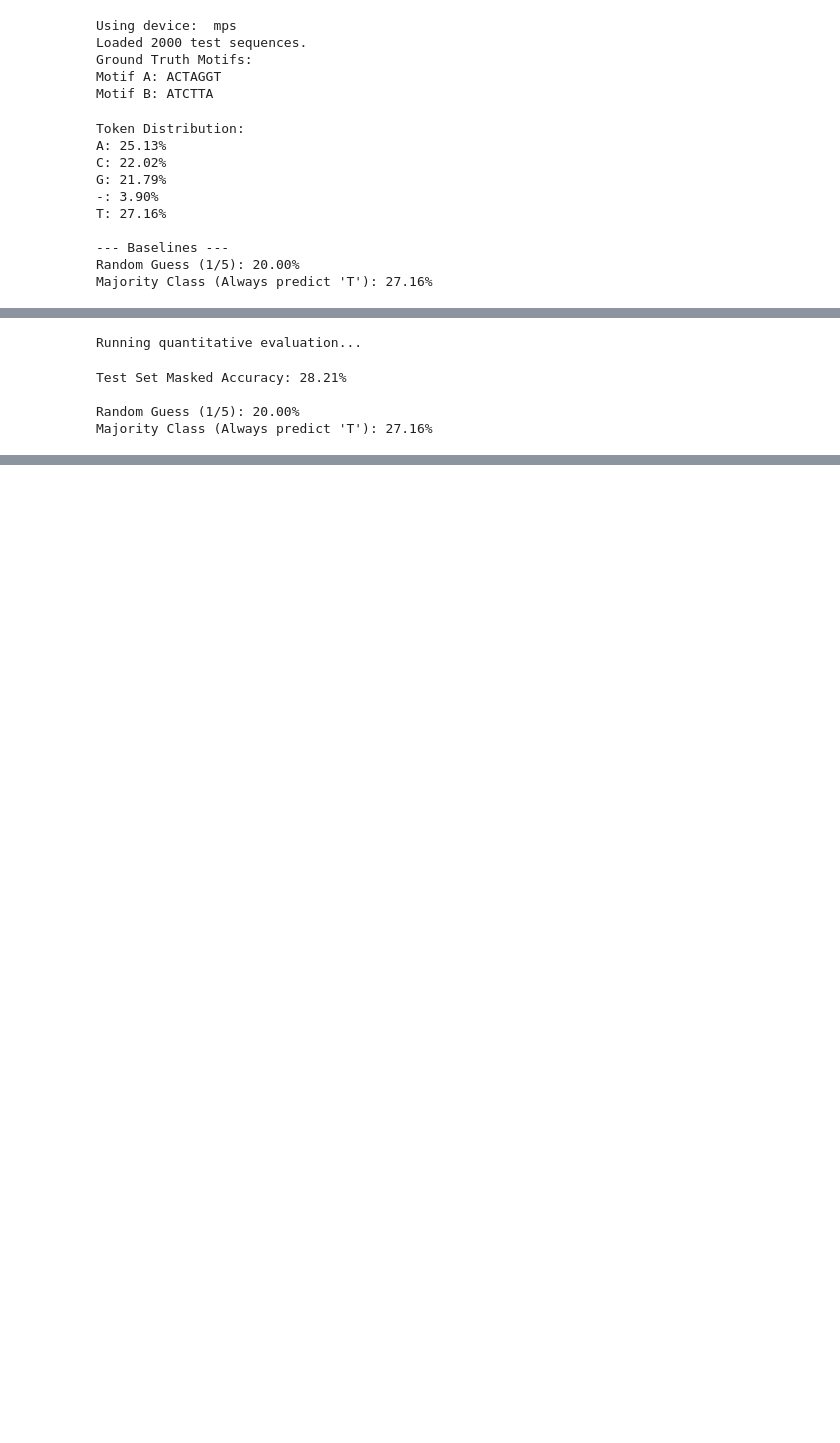
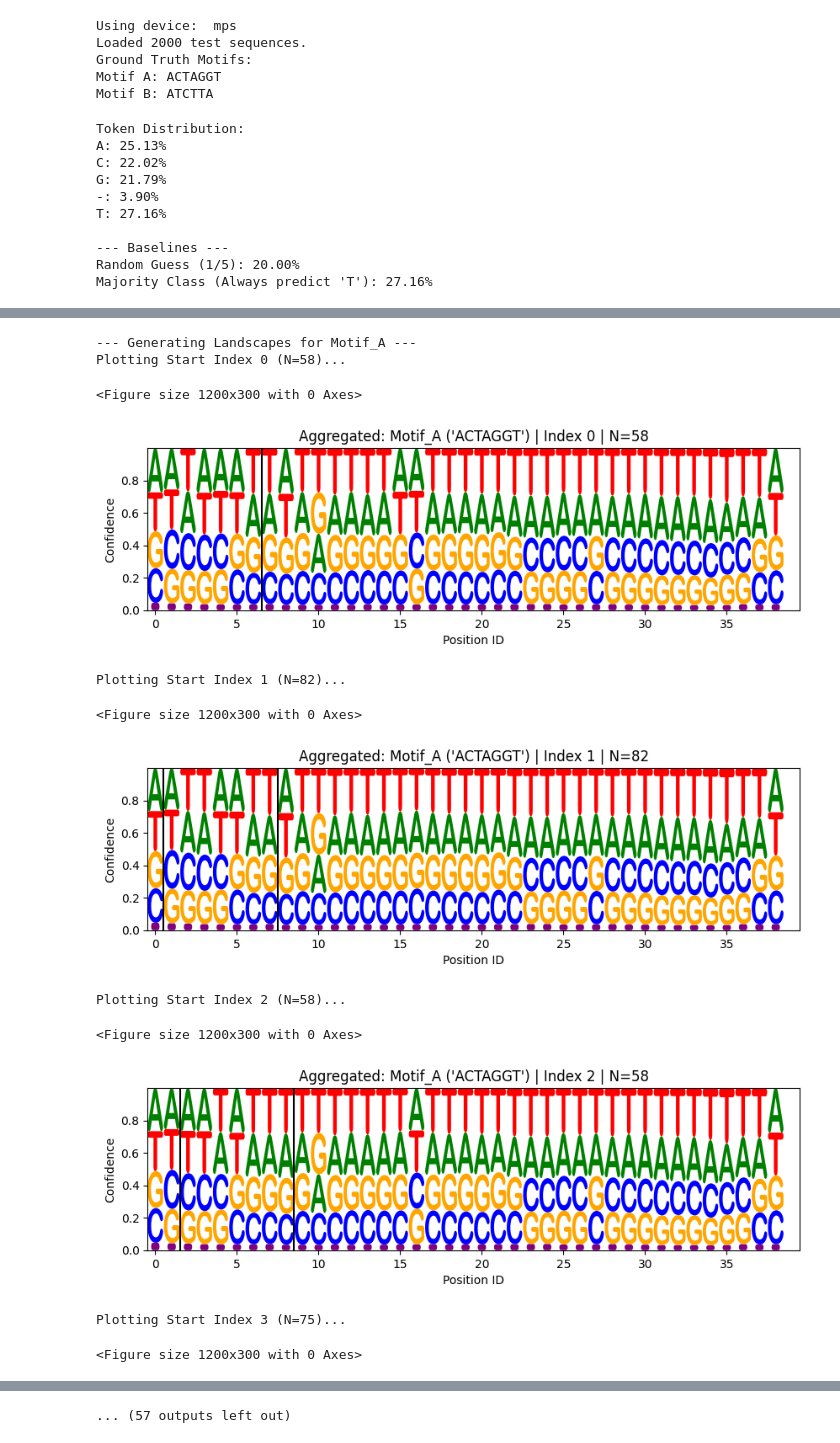
Before and after one commit to LegoCreation/InsDelGLM, a Jupyter notebook: notebooks/first_evaluation.ipynb, the cells around one changed output, grey strips where cells are left out. Cells and saved outputs as stored; diff of their text form; code cells hidden in the pictures; blank space fills up the shorter version.

```diff
--- a/notebooks/first_evaluation.ipynb
+++ b/notebooks/first_evaluation.ipynb
@@ -85,54 +275,20 @@ Majority Class (Always predict 'T'): 27.16%
 # %%
-# --- Accuracy ---
+# Initialize (Pass model once)
+viz = DNALandscape(model, tokenizer)
 
-def evaluate_accuracy(model, tokenizer, test_sequences, batch_size=16):
-    """
-    Standard masked accuracy on the test set.
-    """
-    model.eval()
-    correct = 0
-    total = 0
-
-    # Simple dataset wrapper
-    class TestDataset(Dataset):
-        def __init__(self, seqs): self.seqs = seqs
-        def __len__(self): return len(self.seqs)
-        def __getitem__(self, i): return self.seqs[i]
-
-    dataloader = DataLoader(TestDataset(test_sequences), batch_size=batch_size)
-
-    print("Running quantitative evaluation...")
-    with torch.no_grad():
-        for batch_seqs in tqdm(dataloader):
-            # 1. Tokenize
-            encoded = tokenizer(batch_seqs, return_tensors="pt", padding="max_length", max_length=512)
-            input_ids = encoded["input_ids"].to(device)
-            attention_mask = encoded["attention_mask"].to(device)
-            labels = input_ids.clone()
-
-            # 2. Masking
-            rand = torch.rand(input_ids.shape).to(device)
-            mask_indices = (rand < 0.15) & (input_ids < 5) & (attention_mask == 1)
-            input_ids[mask_indices] = tokenizer.mask_token_id
-
-            # 3. Forward Pass
-            outputs = model(input_ids=input_ids, attention_mask=attention_mask, return_dict=True)
-            predictions = torch.argmax(outputs.logits, dim=-1)
-
-            # 4. Calculate Accuracy
-            correct += (predictions[mask_indices] == labels[mask_indices]).sum().item()
-            total += mask_indices.sum().item()
-
-    return correct / total
-
-acc = evaluate_accuracy(model, tokenizer, test_df["sequences"].tolist())
-print(f"\nTest Set Masked Accuracy: {acc:.2%}\n")
-
-print(f"Random Guess (1/{len(counts)}): {random_baseline:.2%}")
-print(f"Majority Class (Always predict '{most_common_token}'): {majority_baseline:.2%}")
+# aggregated per position
+viz.plot_aggregated(test_df_enriched, "Motif_A", MOTIF_A)
+viz.plot_aggregated(test_df_enriched, "Motif_B", MOTIF_B)
 # %% [output]
-Running quantitative evaluation...
+--- Generating Landscapes for Motif_A ---
+Plotting Start Index 0 (N=58)...
-Test Set Masked Accuracy: 28.21%
-
-Random Guess (1/5): 20.00%
-Majority Class (Always predict 'T'): 27.16%
+<Figure size 1200x300 with 0 Axes>
+[figure, added]
+Plotting Start Index 1 (N=82)...
+<Figure size 1200x300 with 0 Axes>
+[figure, added]
+Plotting Start Index 2 (N=58)...
+<Figure size 1200x300 with 0 Axes>
+[figure, added]
+Plotting Start Index 3 (N=75)...
+<Figure size 1200x300 with 0 Axes>
@@ -138,0 +296 @@ Majority Class (Always predict 'T'): 27.16%
+... (57 outputs left out)
```
Also changed, not shown: parts of 12 cells of this notebook, 4 other files.
